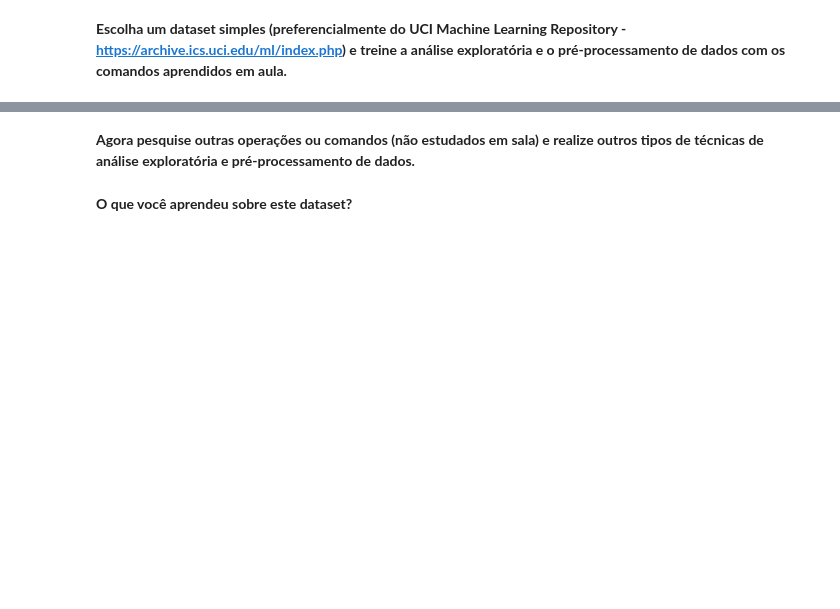
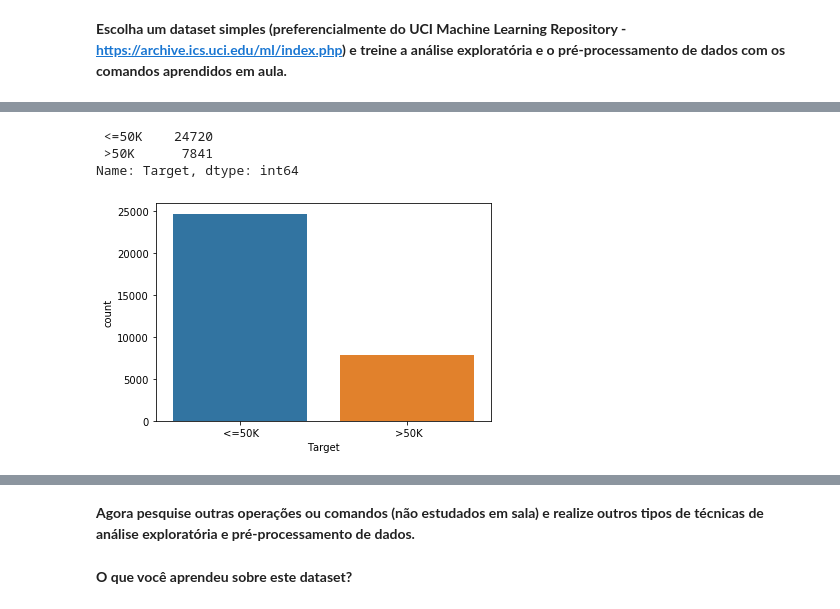
Before and after one commit to Domdoug/DataScience-Classes, a Jupyter notebook: Exercicios/ML_Exercício_1_Análise_exploratória_e_pré_processamento.ipynb, the cells around one changed output, grey strips where cells are left out. Saved outputs shown, nothing was run; the diff lists cells and outputs as text; code cells hidden in the pictures; blank space fills up the shorter version.

```diff
--- a/Exercicios/ML_Exercício_1_Análise_exploratória_e_pré_processamento.ipynb
+++ b/Exercicios/ML_Exercício_1_Análise_exploratória_e_pré_processamento.ipynb
@@ -15,0 +97,31 @@
+# %%
+
+# Obs.: O arquivo adult.data não tem nome das colunas. Então criei a lista das colunas para usar como parametro do read_html
+url = "https://archive.ics.uci.edu/ml/machine-learning-databases/adult/adult.data"
+
+colunas=['Age',
+         'Workclass',
+         'fnlwgt',
+         'Education',
+         'Education-Num',
+         'Martial Status',
+         'Occupation',
+         'Relationship',
+         'Race',
+         'Sex',
+         'Capital Gain',
+         'Capital Loss',
+         'Hours per week',
+         'Country',
+         'Target'
+        ]
+
+dados = pd.read_csv(url, names=colunas)
+# print(data.shape())
+# count_row = df.shape[0]  # gives number of row count
+# count_col = df.shape[1]  # gives number of col count
+# ou: r, c = df.shape
+instancia, atributo = dados.shape
+print(f'Quantidade de instancias: {instancia}')
+print(f'Quantidade de atributos: {atributo}')
+dados.head()
@@ -15,0 +191,10 @@
+# %%
+# Estatística básica na variável Target
+print(dados.Target.value_counts())
+sns.countplot(x='Target', data=dados)
+plt.show()
+# %% [output]
+ <=50K    24720
+ >50K      7841
+Name: Target, dtype: int64
+[figure, added]
```
Also changed, not shown: parts of 25 cells of this notebook, 1 other file.
